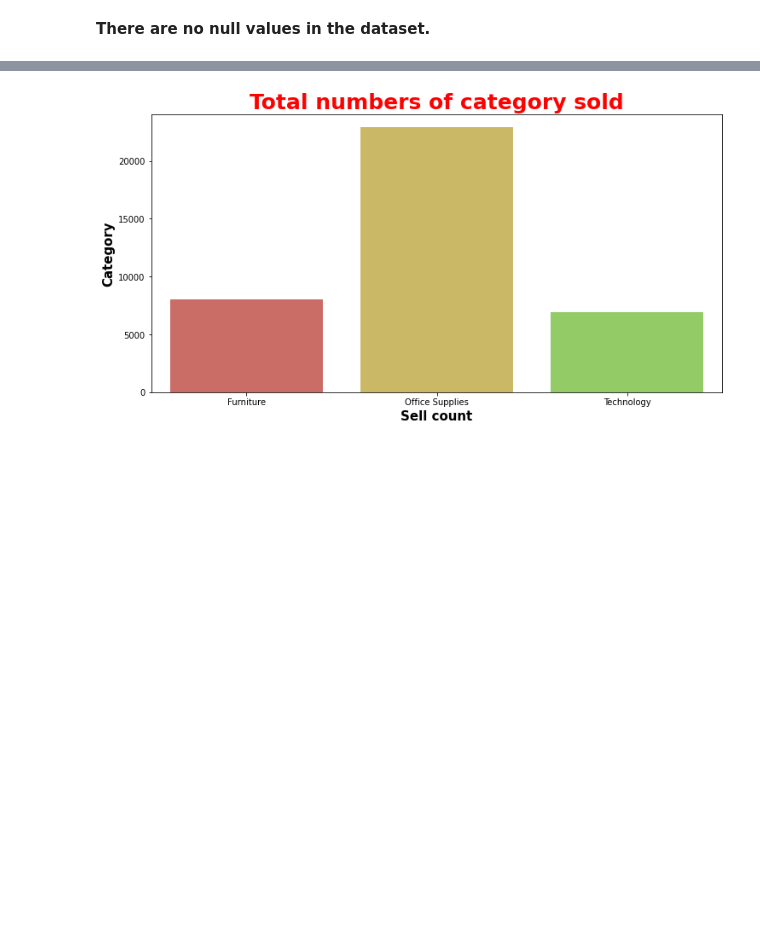
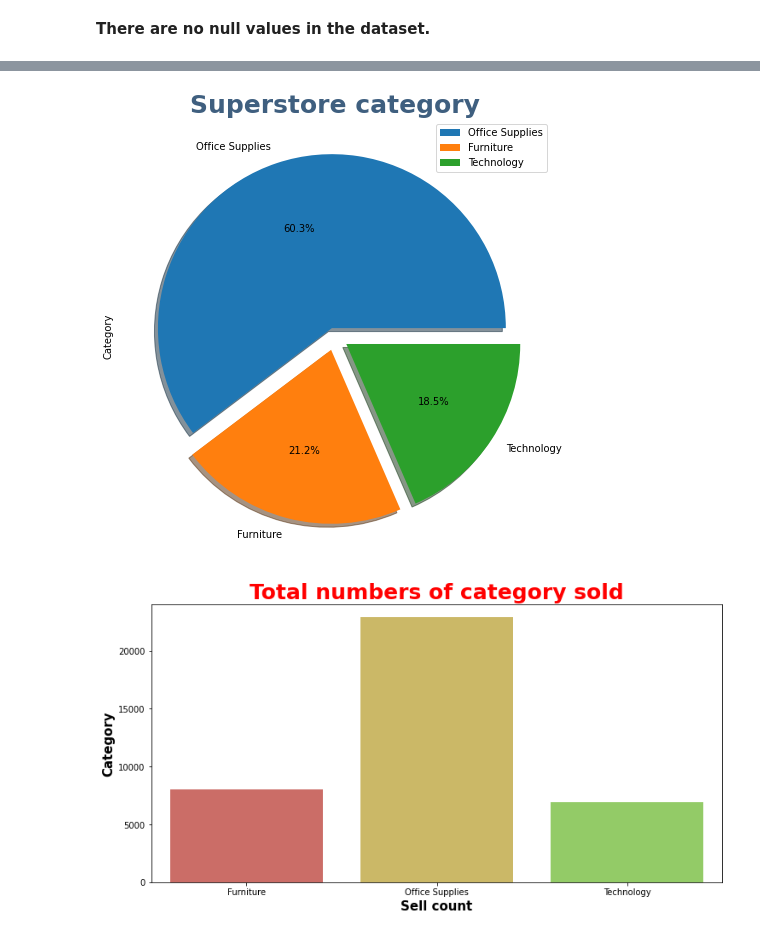
Before and after one commit to tawadesharad/Exploratory-Data-Analysis-Superstore-Dataset, a Jupyter notebook: EDA_Superstore.ipynb, the cells around one changed output, grey strips where cells are left out. Saved outputs shown, nothing was run; the diff lists cells and outputs as text; code cells hidden in the pictures; blank space fills up the shorter version.

```diff
--- a/EDA_Superstore.ipynb
+++ b/EDA_Superstore.ipynb
@@ -48,3 +71,12 @@ array(['United States'], dtype=object)
+# %%
+plt.subplots(figsize=(10,8))
+categ=df['Category'].value_counts()
+categ.plot.pie(autopct="%1.1f%%",shadow=True,explode=(0.05,0.08,0.08))
+plt.title('Superstore category',weight='bold',fontsize=25,color=sns.cubehelix_palette(8, start=.5, rot=-.75)[-3])
+plt.legend(loc='upper right')
+plt.show()
+# %% [output]
+[figure, added]
 # %%
 qty=df[['Category','Quantity']].groupby('Category')['Quantity'].sum()
 # %%
```
Also changed, not shown: parts of 8 cells of this notebook.
